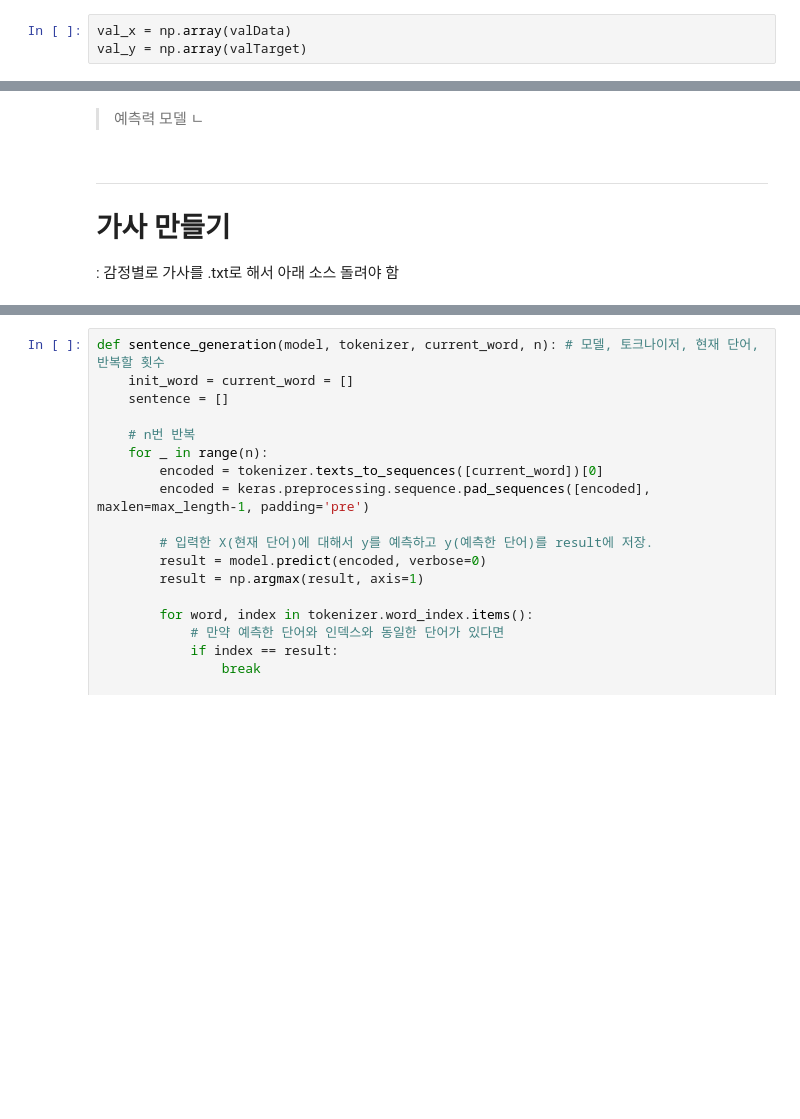
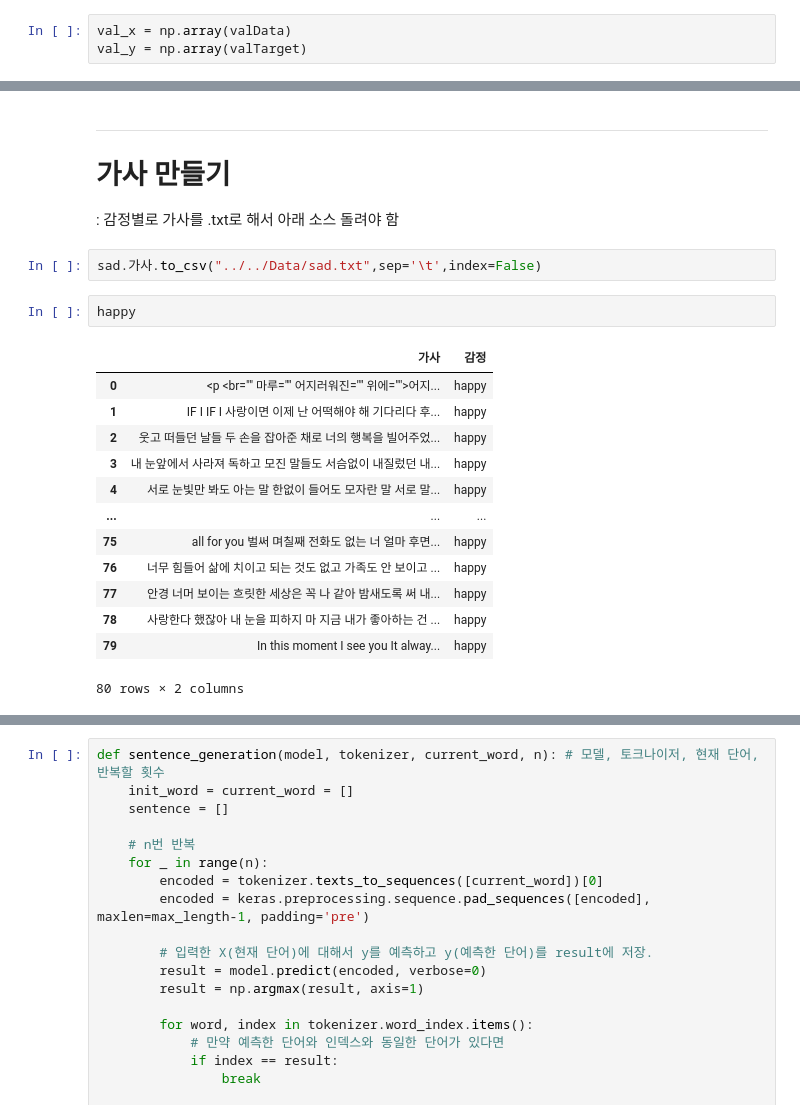
Before and after one commit to python-project-3Joe/python, a Jupyter notebook: Note/LSTM/lstm_emotion_wyj.ipynb, the cells around one changed output, grey strips where cells are left out. Drawn from its saved outputs; the diff is of its cells as text; blank space fills up the shorter version.

```diff
--- a/Note/LSTM/lstm_emotion_wyj.ipynb
+++ b/Note/LSTM/lstm_emotion_wyj.ipynb
@@ -600,7 +616,22 @@ result[0:10]
-# %% [markdown]
-> 예측력 모델
-ㄴ
 # %% [markdown]
 ---
 # 가사 만들기
 : 감정별로 가사를 .txt로 해서 아래 소스 돌려야 함
+# %%
+sad.가사.to_csv("../../Data/sad.txt",sep='\t',index=False)
+# %%
+happy
+# %% [output]
+|  | 가사 | 감정 |
+| 0 | <p <br="" 마루="" 어지러워진="" 위에="">어지... | happy |
+| 1 | IF I IF I 사랑이면 이제 난 어떡해야 해 기다리다 후... | happy |
+| 2 | 웃고 떠들던 날들 두 손을 잡아준 채로 너의 행복을 빌어주었... | happy |
+| 3 | 내 눈앞에서 사라져 독하고 모진 말들도 서슴없이 내질렀던 내... | happy |
+| 4 | 서로 눈빛만 봐도 아는 말 한없이 들어도 모자란 말 서로 말... | happy |
+| ... | ... | ... |
+| 75 | all for you 벌써 며칠째 전화도 없는 너 얼마 후면... | happy |
+| 76 | 너무 힘들어 삶에 치이고 되는 것도 없고 가족도 안 보이고 ... | happy |
+| 77 | 안경 너머 보이는 흐릿한 세상은 꼭 나 같아 밤새도록 써 내... | happy |
+| 78 | 사랑한다 했잖아 내 눈을 피하지 마 지금 내가 좋아하는 건 ... | happy |
+| 79 | In this moment I see you It alway... | happy |
+80 rows × 2 columns
```
Also changed, not shown: parts of 57 cells of this notebook, 2 other files.
